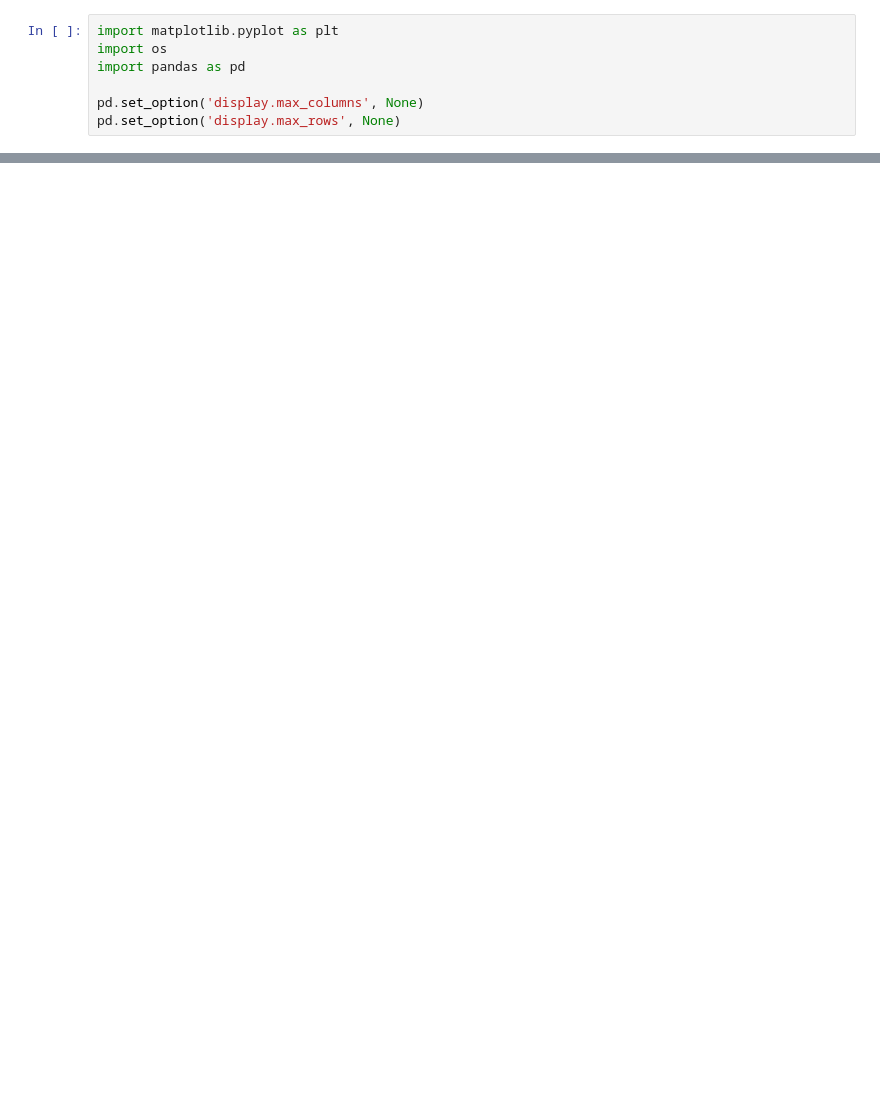
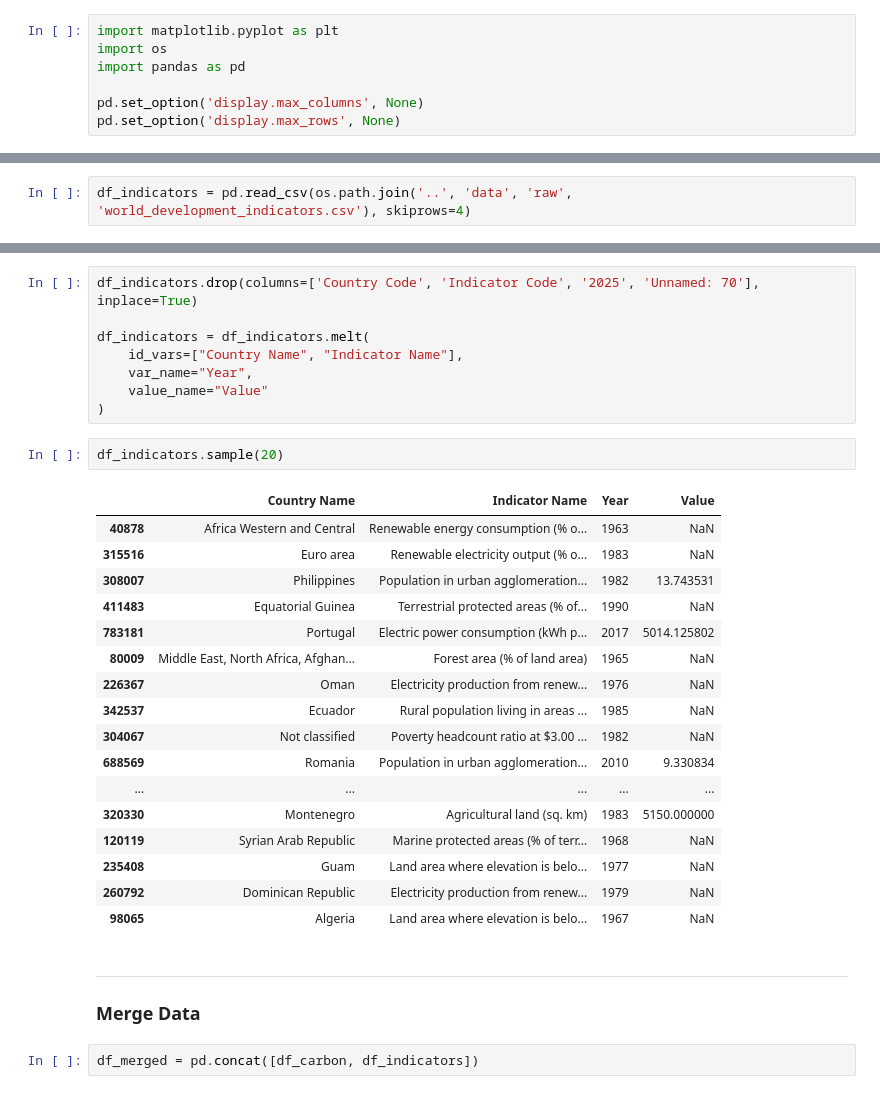
Before and after one commit to benkwan26/carbon_dioxide_emissions, a Jupyter notebook: notebooks/00_data_split.ipynb, the cells around one changed output, grey strips where cells are left out. Drawn from its saved outputs; the diff is of its cells as text; blank space fills up the shorter version.

```diff
--- a/notebooks/00_data_split.ipynb
+++ b/notebooks/00_data_split.ipynb
@@ -42,0 +50,2 @@ df.drop(columns=['Indicator Name', '1960', '1961', '1962', '1963', '1964', '1965
+# %%
+df_indicators = pd.read_csv(os.path.join('..', 'data', 'raw', 'world_development_indicators.csv'), skiprows=4)
@@ -42,0 +65,33 @@ df.drop(columns=['Indicator Name', '1960', '1961', '1962', '1963', '1964', '1965
+# %%
+df_indicators.drop(columns=['Country Code', 'Indicator Code', '2025', 'Unnamed: 70'], inplace=True)
+
+df_indicators = df_indicators.melt(
+    id_vars=["Country Name", "Indicator Name"],
+    var_name="Year",
+    value_name="Value"
+)
+# %%
+df_indicators.sample(20)
+# %% [output]
+|  | Country Name | Indicator Name | Year | Value |
+| 40878 | Africa Western and Central | Renewable energy consumption (% o... | 1963 | NaN |
+| 315516 | Euro area | Renewable electricity output (% o... | 1983 | NaN |
+| 308007 | Philippines | Population in urban agglomeration... | 1982 | 13.743531 |
+| 411483 | Equatorial Guinea | Terrestrial protected areas (% of... | 1990 | NaN |
+| 783181 | Portugal | Electric power consumption (kWh p... | 2017 | 5014.125802 |
+| 80009 | Middle East, North Africa, Afghan... | Forest area (% of land area) | 1965 | NaN |
+| 226367 | Oman | Electricity production from renew... | 1976 | NaN |
+| 342537 | Ecuador | Rural population living in areas ... | 1985 | NaN |
+| 304067 | Not classified | Poverty headcount ratio at $3.00 ... | 1982 | NaN |
+| 688569 | Romania | Population in urban agglomeration... | 2010 | 9.330834 |
+| ... | ... | ... | ... | ... |
+| 320330 | Montenegro | Agricultural land (sq. km) | 1983 | 5150.000000 |
+| 120119 | Syrian Arab Republic | Marine protected areas (% of terr... | 1968 | NaN |
+| 235408 | Guam | Land area where elevation is belo... | 1977 | NaN |
+| 260792 | Dominican Republic | Electricity production from renew... | 1979 | NaN |
+| 98065 | Algeria | Land area where elevation is belo... | 1967 | NaN |
+# %% [markdown]
+---
+### Merge Data
+# %%
+df_merged = pd.concat([df_carbon, df_indicators])
```
Also changed, not shown: parts of 22 cells of this notebook, 4 other files.
